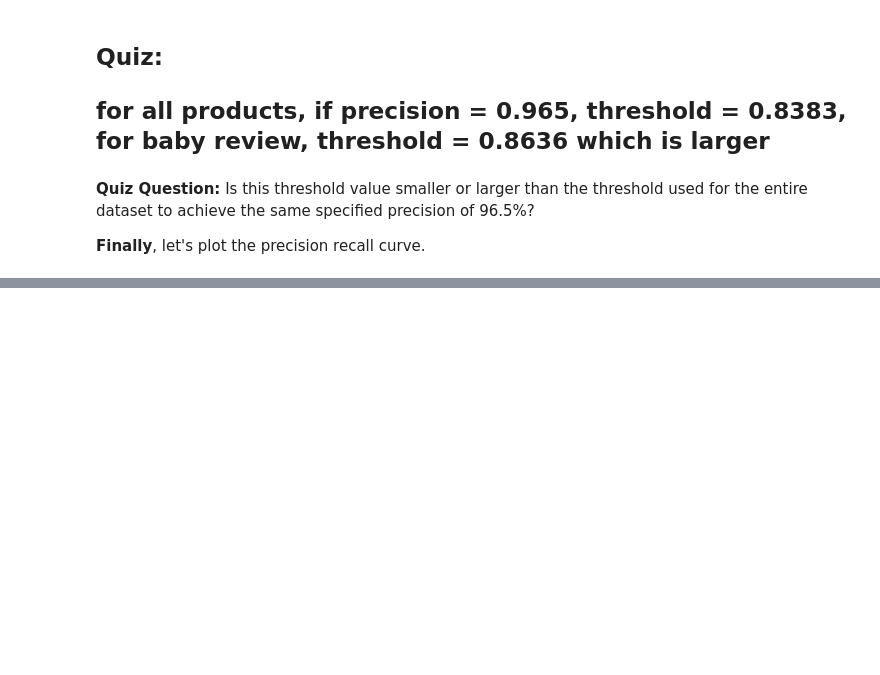
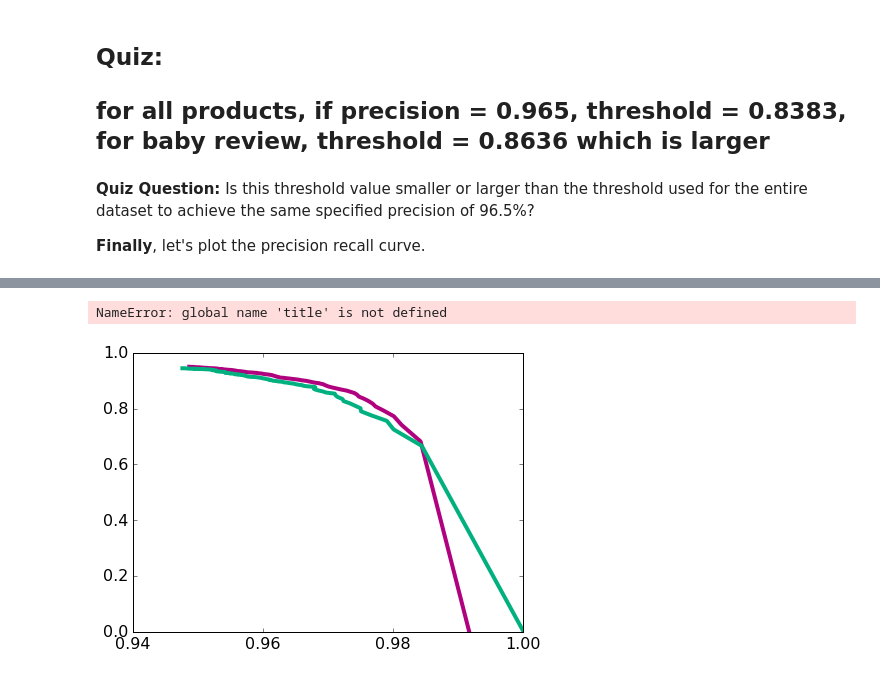
Before and after one commit to SYYoung/UW_MachineLearning, a Jupyter notebook: Classification/Week 6/Assg6_P1.ipynb, the cells around one changed output, grey strips where cells are left out. Saved outputs shown, nothing was run; the diff lists cells and outputs as text; code cells hidden in the pictures; blank space fills up the shorter version.

```diff
--- a/Classification/Week 6/Assg6_P1.ipynb
+++ b/Classification/Week 6/Assg6_P1.ipynb
@@ -502,0 +505,14 @@ plot_pr_curve(precision_all, recall_all, "Precision-Recall (Baby)")
+# %%
+def plot_all():
+    plt.rcParams['figure.figsize'] = 7, 5
+    plt.locator_params(axis = 'x', nbins = 5)
+    plt.plot(precision_all, recall_all, 'b-', linewidth=4.0, color = '#B0017F')
+    plt.plot(precision_baby, recall_baby, 'b-', linewidth=4.0, color = '#01B07F')
+    plt.title(title)
+    plt.xlabel('Precision')
+    plt.ylabel('Recall')
+    plt.rcParams.update({'font.size': 16})
+plot_all()
+# %% [output]
+NameError: global name 'title' is not defined
+[figure, added]
```
Also changed, not shown: parts of 1 cell of this notebook.
